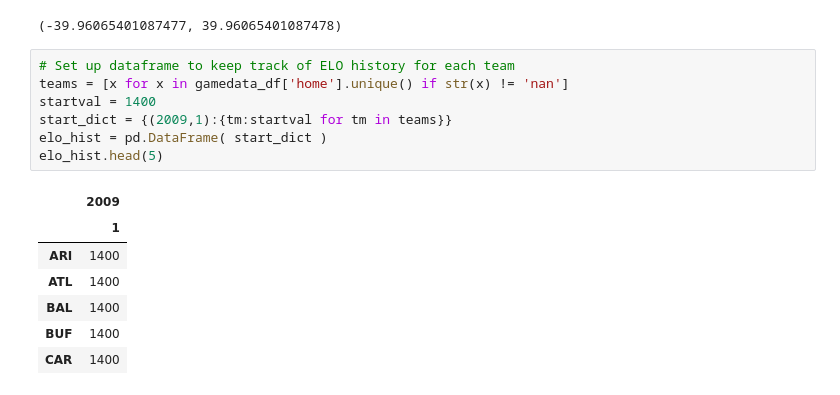
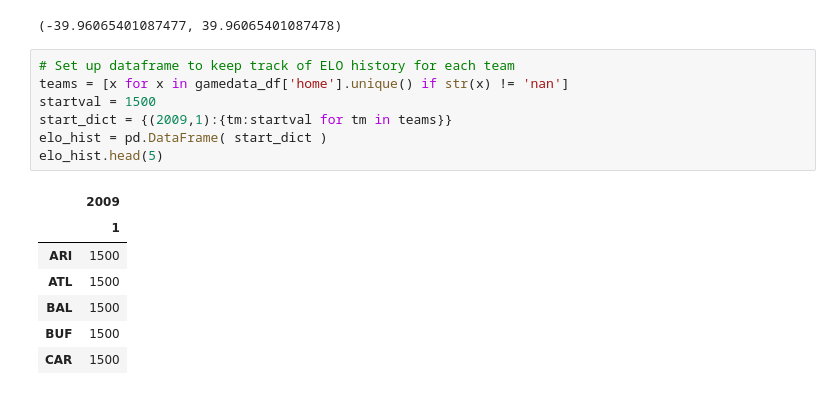
Before and after one commit to ewelchman/football_analytics, a Jupyter notebook: fiddling/ELO fiddling.ipynb, the cells around one changed output. Drawn from its saved outputs; the diff is of its cells as text.

Commit message:
Fix some stuff with ELO, start parsing drive-level data

```diff
--- a/fiddling/ELO fiddling.ipynb
+++ b/fiddling/ELO fiddling.ipynb
@@ -77,15 +80,15 @@ update_elo(1423,1413,7,33)
 # %%
 # Set up dataframe to keep track of ELO history for each team
 teams = [x for x in gamedata_df['home'].unique() if str(x) != 'nan']
-startval = 1400
+startval = 1500
 start_dict = {(2009,1):{tm:startval for tm in teams}}
 elo_hist = pd.DataFrame( start_dict )
 elo_hist.head(5)
 # %% [output]
 |  | 2009 |
 |  | 1 |
-| ARI | 1400 |
-| ATL | 1400 |
-| BAL | 1400 |
-| BUF | 1400 |
-| CAR | 1400 |
+| ARI | 1500 |
+| ATL | 1500 |
+| BAL | 1500 |
+| BUF | 1500 |
+| CAR | 1500 |
```
Also changed, not shown: parts of 6 cells of this notebook.
